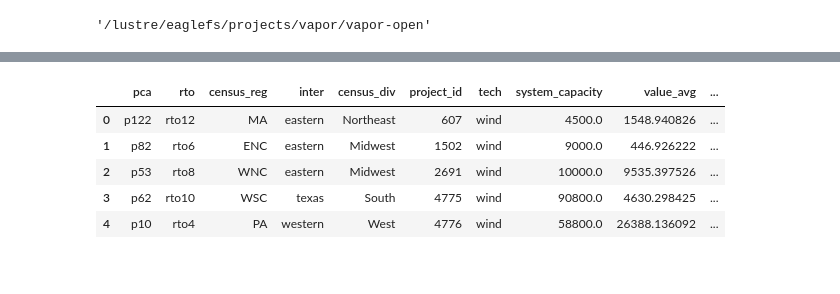
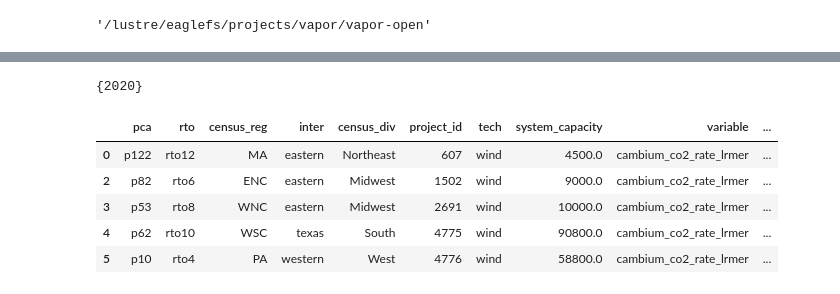
Before and after one commit to NREL/vapor, a Jupyter notebook: notebooks/lrmer_comp.ipynb, the cells around one changed output, grey strips where cells are left out. Drawn from its saved outputs; the diff is of its cells as text; code cells hidden in the pictures.

```diff
--- a/notebooks/lrmer_comp.ipynb
+++ b/notebooks/lrmer_comp.ipynb
@@ -119,12 +119,16 @@ sns.relplot(
 # %%
 temp_comb['perc_diff'] = (temp_comb['value_avg']/temp_comb['system_capacity'] -\
                           temp_comb['value_lrmer']/temp_comb['system_capacity'])/(temp_comb['value_avg']/temp_comb['system_capacity'])
+# %%
+set(temp_lrmer.year)
+# %% [output]
+{2020}
 # %%
-temp_comb.head()
+c_df.head()
 # %% [output]
-|  | pca | rto | census_reg | inter | census_div | project_id | tech | system_capacity | value_avg | ... |
-| 0 | p122 | rto12 | MA | eastern | Northeast | 607 | wind | 4500.0 | 1548.940826 | ... |
-| 1 | p82 | rto6 | ENC | eastern | Midwest | 1502 | wind | 9000.0 | 446.926222 | ... |
-| 2 | p53 | rto8 | WNC | eastern | Midwest | 2691 | wind | 10000.0 | 9535.397526 | ... |
-| 3 | p62 | rto10 | WSC | texas | South | 4775 | wind | 90800.0 | 4630.298425 | ... |
-| 4 | p10 | rto4 | PA | western | West | 4776 | wind | 58800.0 | 26388.136092 | ... |
+|  | pca | rto | census_reg | inter | census_div | project_id | tech | system_capacity | variable | ... |
+| 0 | p122 | rto12 | MA | eastern | Northeast | 607 | wind | 4500.0 | cambium_co2_rate_lrmer | ... |
+| 2 | p82 | rto6 | ENC | eastern | Midwest | 1502 | wind | 9000.0 | cambium_co2_rate_lrmer | ... |
+| 3 | p53 | rto8 | WNC | eastern | Midwest | 2691 | wind | 10000.0 | cambium_co2_rate_lrmer | ... |
+| 4 | p62 | rto10 | WSC | texas | South | 4775 | wind | 90800.0 | cambium_co2_rate_lrmer | ... |
+| 5 | p10 | rto4 | PA | western | West | 4776 | wind | 58800.0 | cambium_co2_rate_lrmer | ... |
```
Also changed, not shown: parts of 8 cells of this notebook.
